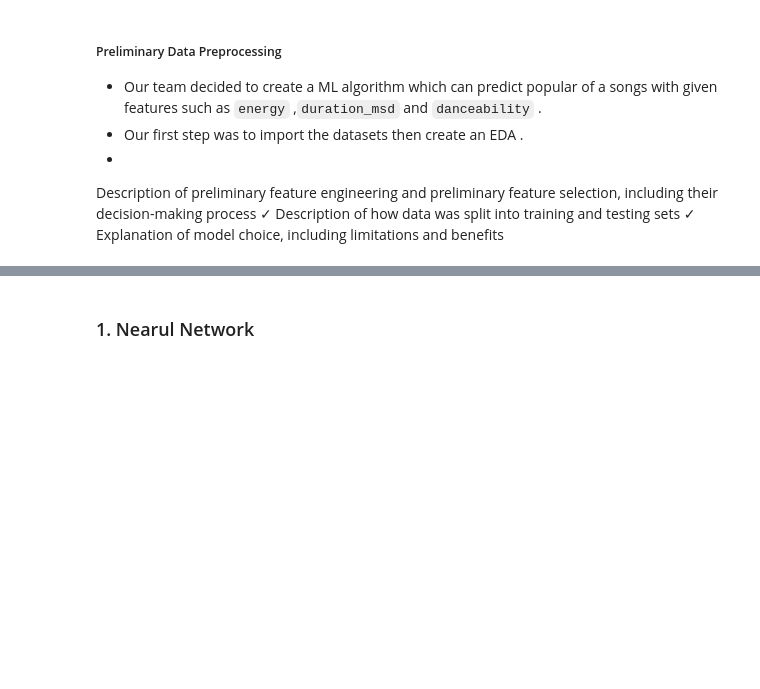
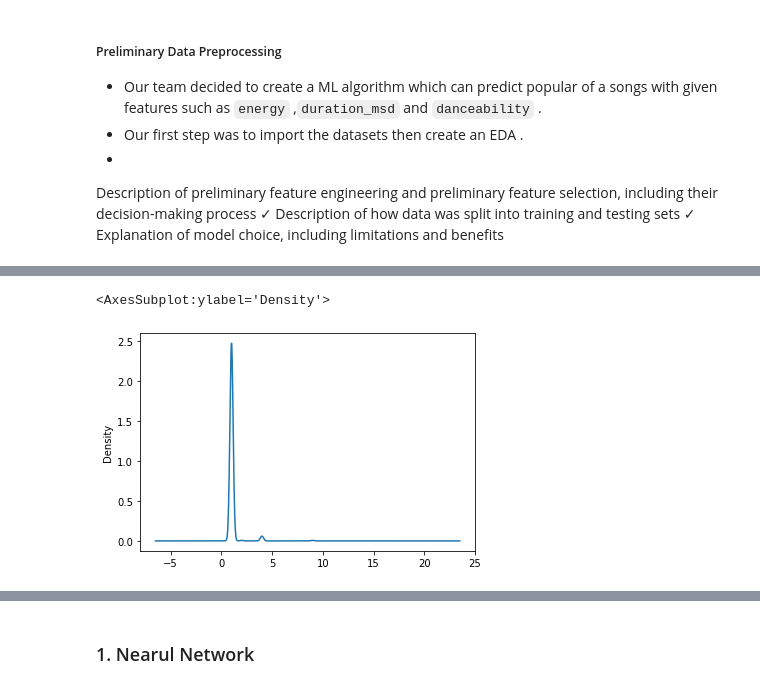
Before and after one commit to aktugchelekche/Project_Team_2, a Jupyter notebook: Machine_Learning_Models/Model_Selection.ipynb, the cells around one changed output, grey strips where cells are left out. Drawn from its saved outputs; the diff is of its cells as text; code cells hidden in the pictures; blank space fills up the shorter version.

```diff
--- a/Machine_Learning_Models/Model_Selection.ipynb
+++ b/Machine_Learning_Models/Model_Selection.ipynb
@@ -138,0 +90,11 @@ songs_df.head()
+# %%
+# Determine which values to replace if counts are less than ..?
+
+replace_class= list(artist_type[artist_type< 3].index)
+
+# Replace in dataframe
+for cls in replace_class:
+    songs_df.artist = songs_df.artist.replace(cls,"Other")
+
+# Check to make sure binning was successful
+songs_df.artist.value_counts()
@@ -138,0 +129,7 @@ songs_df.head()
+# %%
+# Visualize the value counts of CLASSIFICATION
+song_type= songs_df['song'].value_counts()
+song_type.plot.density()
+# %% [output]
+<AxesSubplot:ylabel='Density'>
+[figure, added]
```
Also changed, not shown: parts of 37 cells of this notebook.
